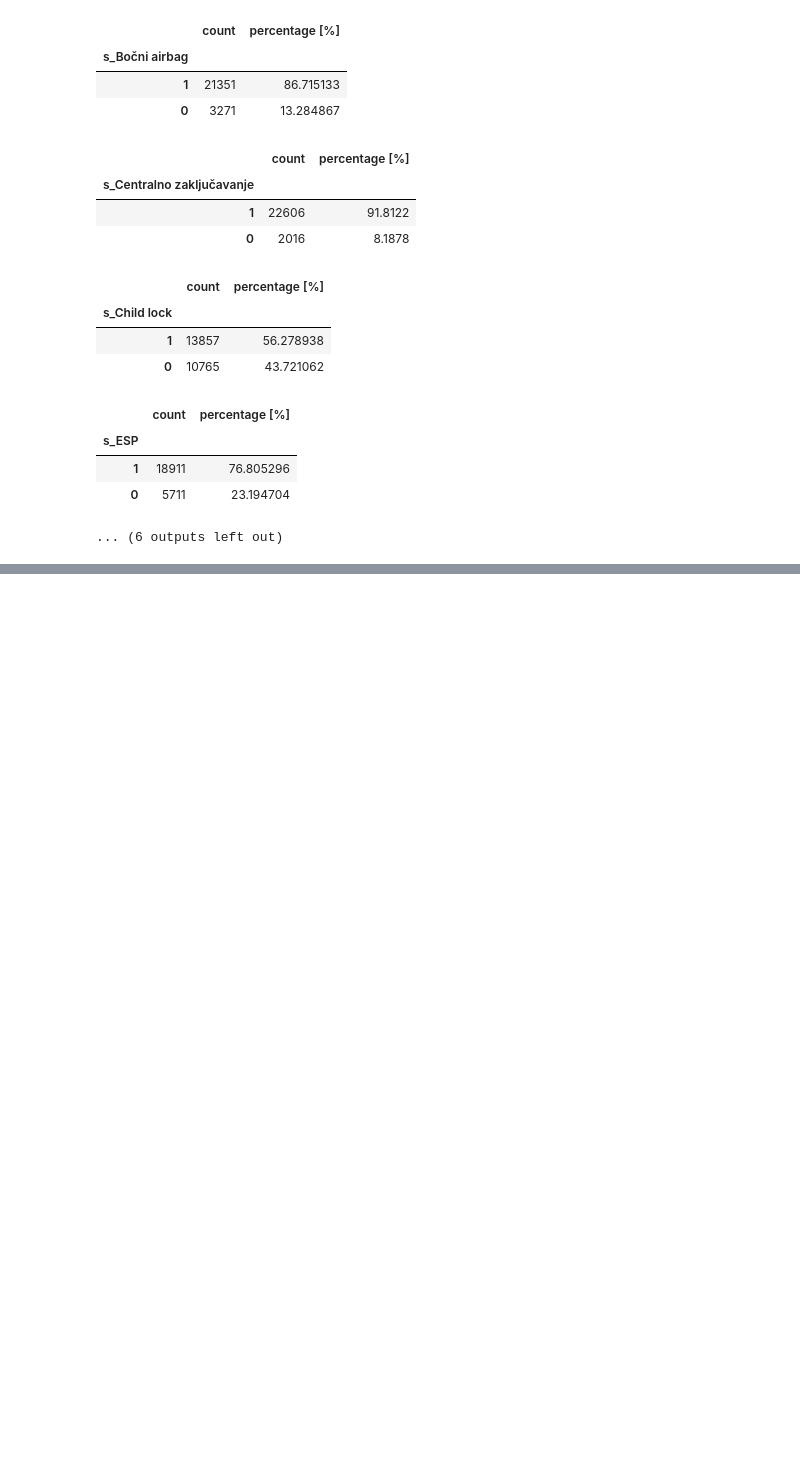
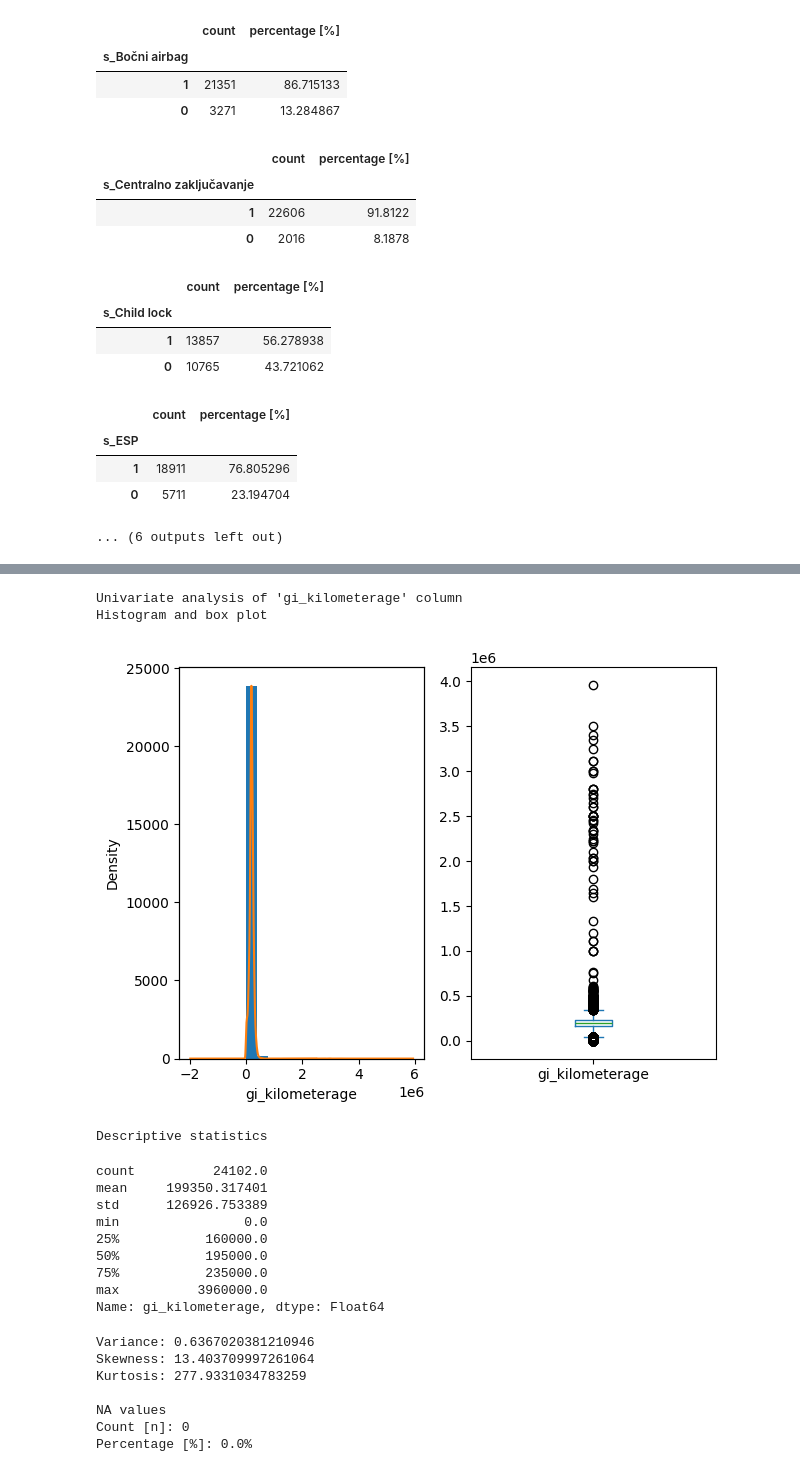
Before and after one commit to aleksa-radojicic/second_hand_car_price_prediction, a Jupyter notebook: notebooks/1_UnivariateAnalysis.ipynb, the cells around one changed output, grey strips where cells are left out. Drawn from its saved outputs; the diff is of its cells as text; code cells hidden in the pictures; blank space fills up the shorter version.

```diff
--- a/notebooks/1_UnivariateAnalysis.ipynb
+++ b/notebooks/1_UnivariateAnalysis.ipynb
@@ -433,0 +640,26 @@ features_info["binary"].append(safety_columns)
+# %%
+df_train.gi_kilometerage = pd.to_numeric(df_train.gi_kilometerage.str.rstrip("km").str.replace(".", ""), downcast="unsigned")
+df_test.gi_kilometerage = pd.to_numeric(df_test.gi_kilometerage.str.rstrip("km").str.replace(".", ""), downcast="unsigned")
+# %%
+da_utils.show_hist_box_numerical_col(df_train, "gi_kilometerage")
+# %% [output]
+Univariate analysis of 'gi_kilometerage' column
+Histogram and box plot
+[figure, added]
+Descriptive statistics
+count          24102.0
+mean     199350.317401
+std      126926.753389
+min                0.0
+25%           160000.0
+50%           195000.0
+75%           235000.0
+max          3960000.0
+Name: gi_kilometerage, dtype: Float64
+Variance: 0.6367020381210946
+Skewness: 13.403709997261064
+Kurtosis: 277.9331034783259
+
+NA values
+Count [n]: 0
+Percentage [%]: 0.0%
```
Also changed, not shown: parts of 27 cells of this notebook, 1 other file.
